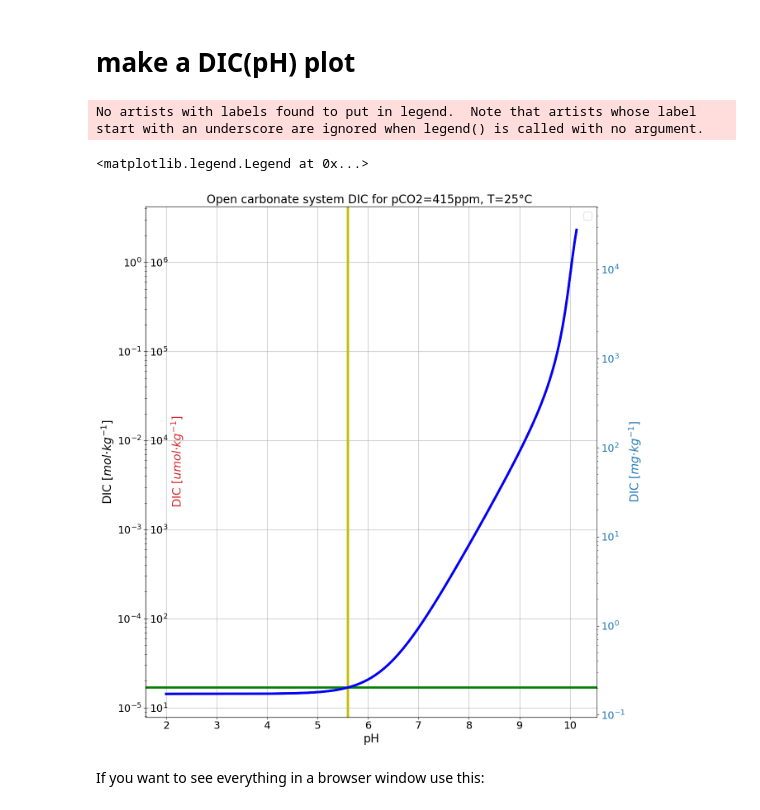
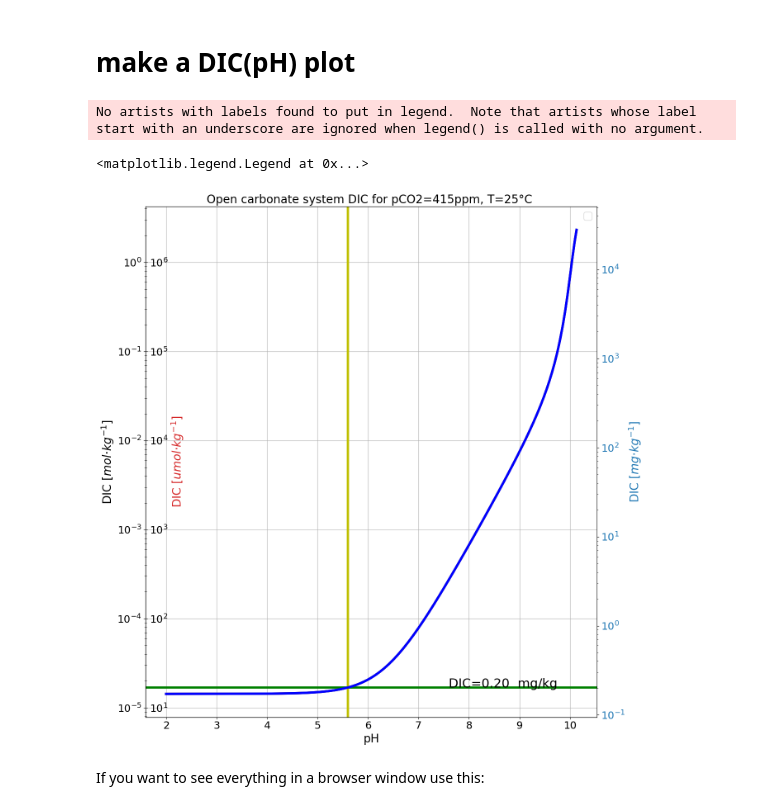
Before and after one commit to 5ir-Lancelot/phreeqpython_fun, a Jupyter notebook: simple_notebook.ipynb, the cells around one changed output. Saved outputs shown, nothing was run; the diff lists cells and outputs as text; code cells hidden in the pictures.

```diff
--- a/simple_notebook.ipynb
+++ b/simple_notebook.ipynb
@@ -212,35 +212,38 @@ ax2.set_ylabel('DIC [$ mg · kg^{-1}$]', color=color)  # we already handled the
 
 ax2.plot(pH_value, [x*M*1000 for x in DIC], color=color)
 ax2.tick_params(axis='y', labelcolor=color)
 
+
+ax2.text(x=zero_pH+2, y=zero_DIC*M*1000, s='DIC={:.2f}  mg/kg '.format(zero_DIC*M*1000))
+
 fig.tight_layout()  # otherwise the right y-label is slightly clipped
 
 ax2.set_yscale('log')
 
 # for the third scale
 color = 'tab:red'
 
 ax3 = ax1.twinx()
 ax3.set_ylabel('DIC [$ umol · kg^{-1}$]', color=color)
 
 ax3.plot(pH_value, [x*1000*1000 for x in DIC], color='blue')
 
 ax3.spines['right'].set_position(('axes', 0.0))
 
 ax3.set_yscale('log')
 
-plt.legend()
+ax2.legend()
 
 
 
 #plt.xlim([3,10])
 #ax.set_ylim([1e-6,1e0])
 
 #add extra axis
 # %% [output]
 No artists with labels found to put in legend.  Note that artists whose label start with an underscore are ignored when legend() is called with no argument.
 <matplotlib.legend.Legend at 0x...>
-[figure, old version]
+[figure, new version]
 # %% [markdown]
 If you want to see everything in a browser window use this:
 # %%
```
